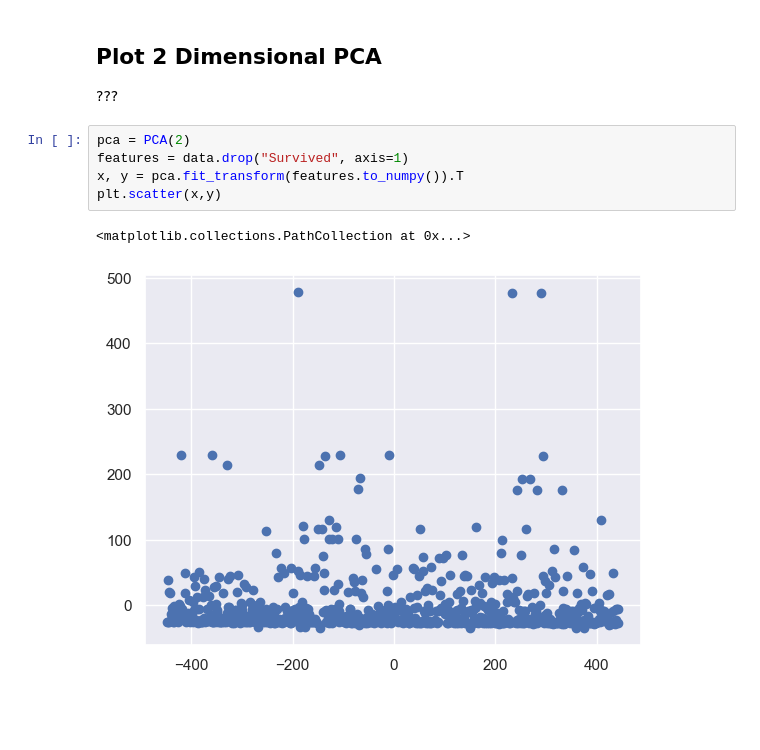
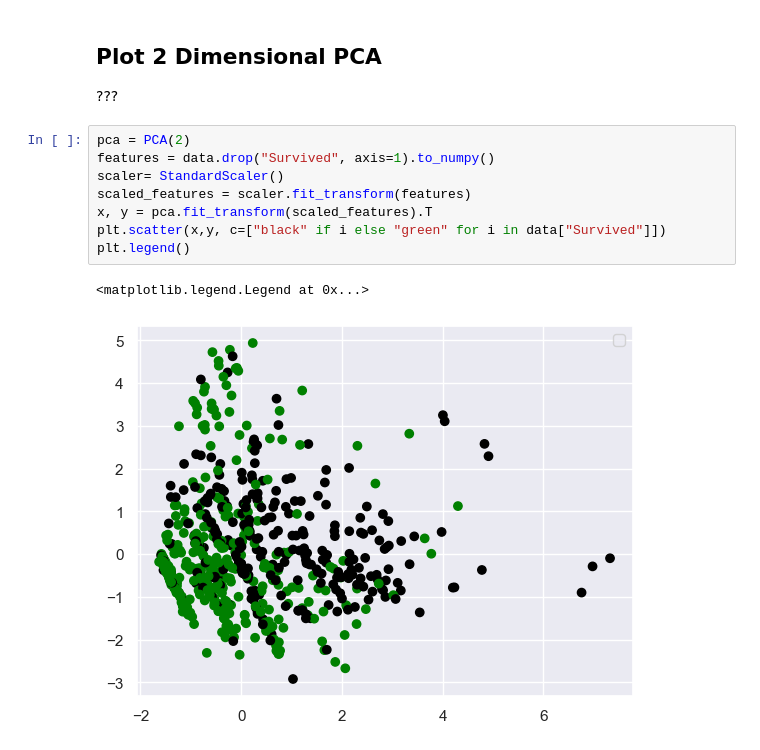
Before and after one commit to caluru/ml_exploration, a Jupyter notebook: titanic.ipynb, the cells around one changed output. Drawn from its saved outputs; the diff is of its cells as text; blank space fills up the shorter version.

Commit message:
standardize pca/kmean input

```diff
--- a/titanic.ipynb
+++ b/titanic.ipynb
@@ -41,11 +42,14 @@ sns.heatmap(data.corr(), linewidths=0.5, annot=True, annot_kws={"size": 10})
 ???
 # %%
 pca = PCA(2)
-features = data.drop("Survived", axis=1)
-x, y = pca.fit_transform(features.to_numpy()).T
-plt.scatter(x,y)
+features = data.drop("Survived", axis=1).to_numpy()
+scaler= StandardScaler()
+scaled_features = scaler.fit_transform(features)
+x, y = pca.fit_transform(scaled_features).T
+plt.scatter(x,y, c=["black" if i else "green" for i in data["Survived"]])
+plt.legend()
 # %% [output]
-<matplotlib.collections.PathCollection at 0x...>
+<matplotlib.legend.Legend at 0x...>
-[figure, old version]
+[figure, new version]
 # %%
 kmeans = KMeans(2)
```
Also changed, not shown: parts of 2 cells of this notebook.
